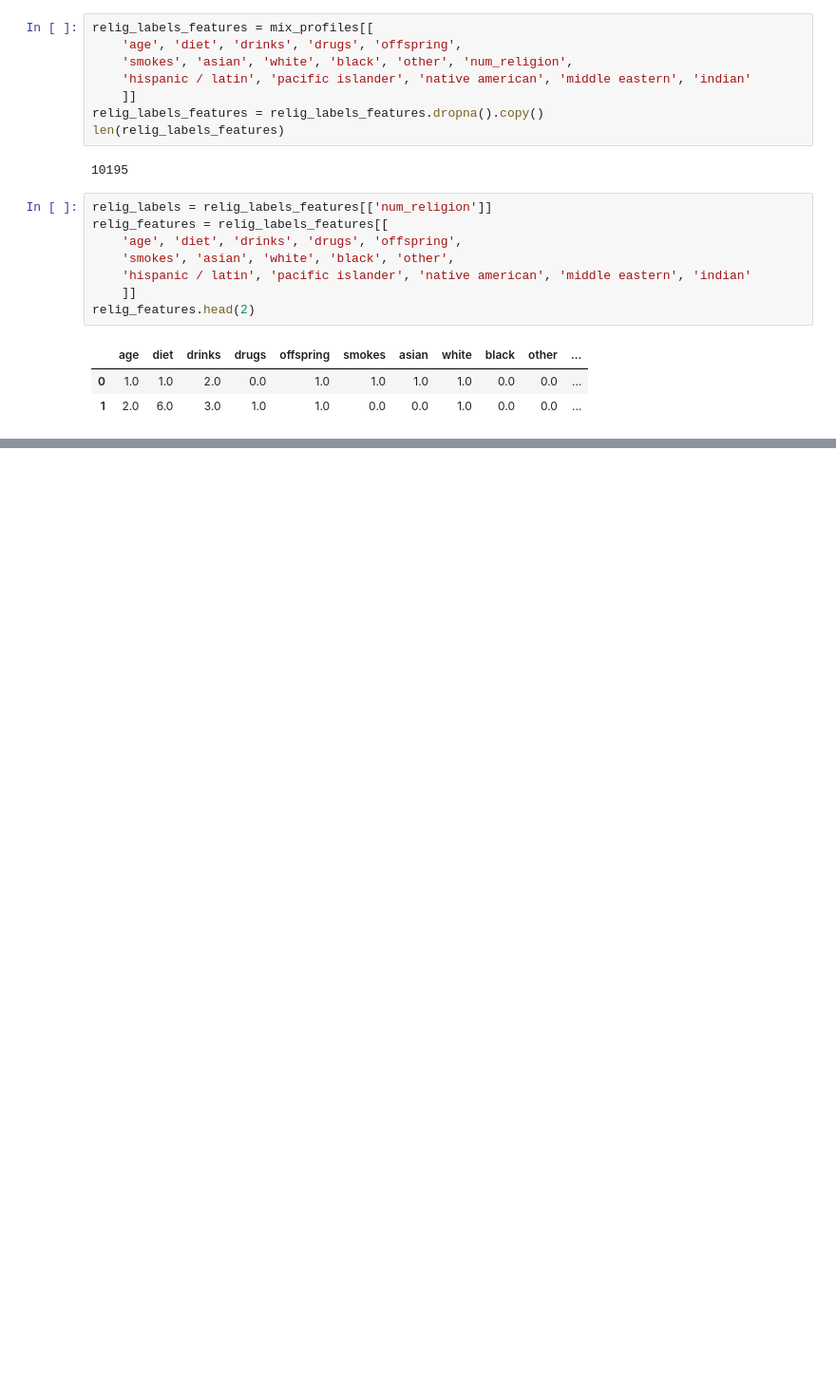
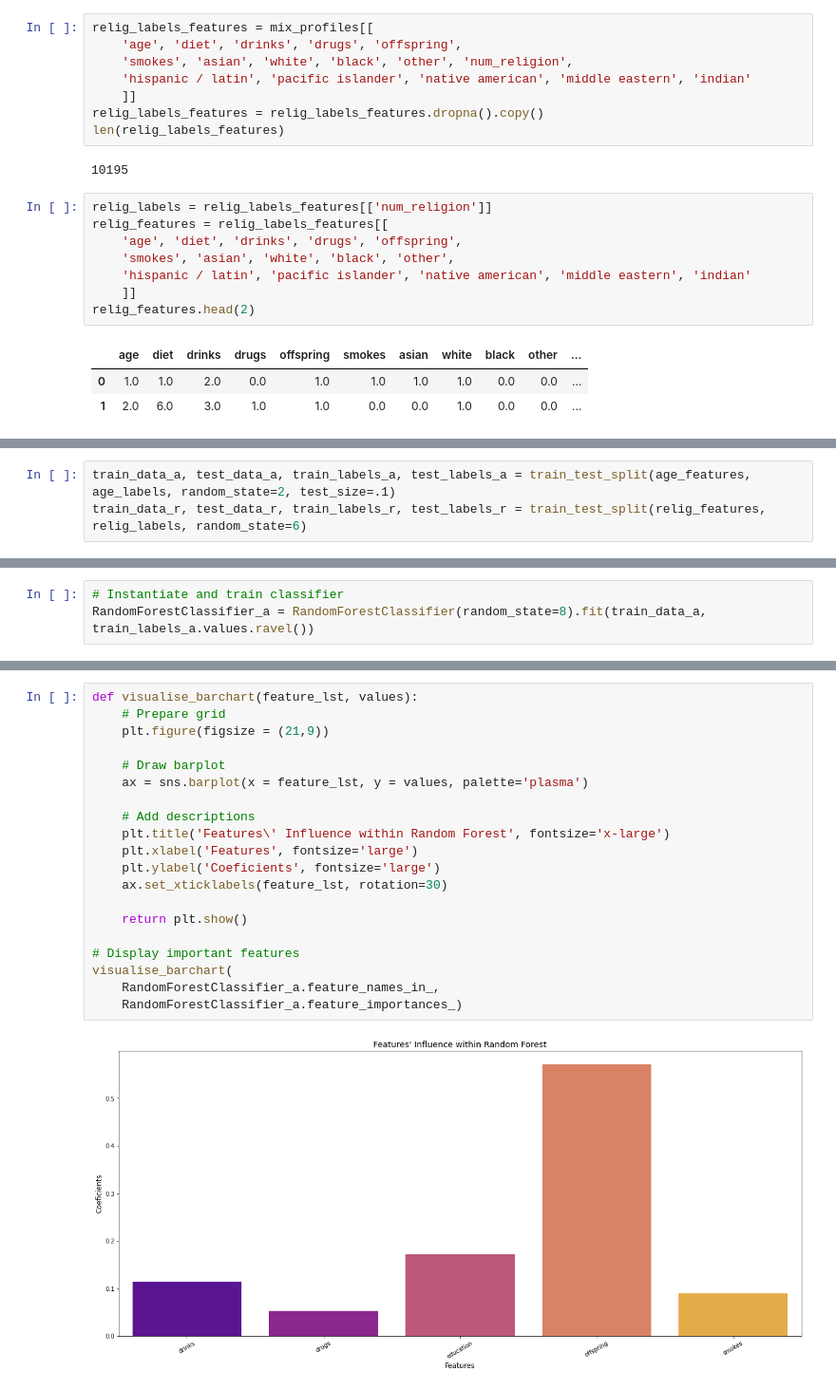
Before and after one commit to 3quetra/portfolio, a Jupyter notebook: ml/supervised_learning/dating_app_profiles_analysis.ipynb, the cells around one changed output, grey strips where cells are left out. Shown at 95% size. Cells and saved outputs as stored; diff of their text form; blank space fills up the shorter version.

```diff
--- a/ml/supervised_learning/dating_app_profiles_analysis.ipynb
+++ b/ml/supervised_learning/dating_app_profiles_analysis.ipynb
@@ -351,0 +343,3 @@ visualise_barchart(
+# %%
+train_data_a, test_data_a, train_labels_a, test_labels_a = train_test_split(age_features, age_labels, random_state=2, test_size=.1)
+train_data_r, test_data_r, train_labels_r, test_labels_r = train_test_split(relig_features, relig_labels, random_state=6)
@@ -351,0 +356,3 @@ visualise_barchart(
+# %%
+# Instantiate and train classifier
+RandomForestClassifier_a = RandomForestClassifier(random_state=8).fit(train_data_a, train_labels_a.values.ravel())
@@ -351,0 +378,22 @@ visualise_barchart(
+# %%
+def visualise_barchart(feature_lst, values):
+    # Prepare grid
+    plt.figure(figsize = (21,9))
+
+    # Draw barplot
+    ax = sns.barplot(x = feature_lst, y = values, palette='plasma')
+
+    # Add descriptions
+    plt.title('Features\' Influence within Random Forest', fontsize='x-large')
+    plt.xlabel('Features', fontsize='large')
+    plt.ylabel('Coeficients', fontsize='large')
+    ax.set_xticklabels(feature_lst, rotation=30)
+
+    return plt.show()
+
+# Display important features
+visualise_barchart(
+    RandomForestClassifier_a.feature_names_in_,
+    RandomForestClassifier_a.feature_importances_)
+# %% [output]
+[figure, added]
```
Also changed, not shown: parts of 79 cells of this notebook, 1 other file.
